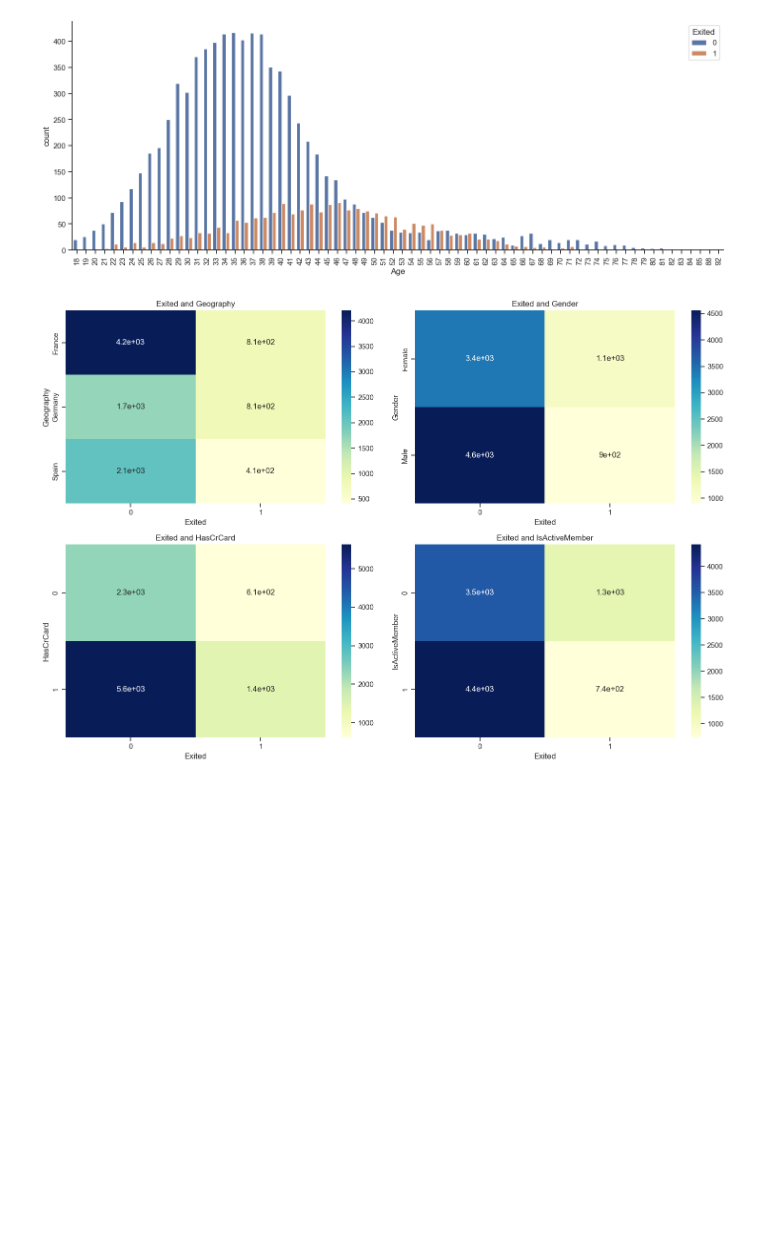
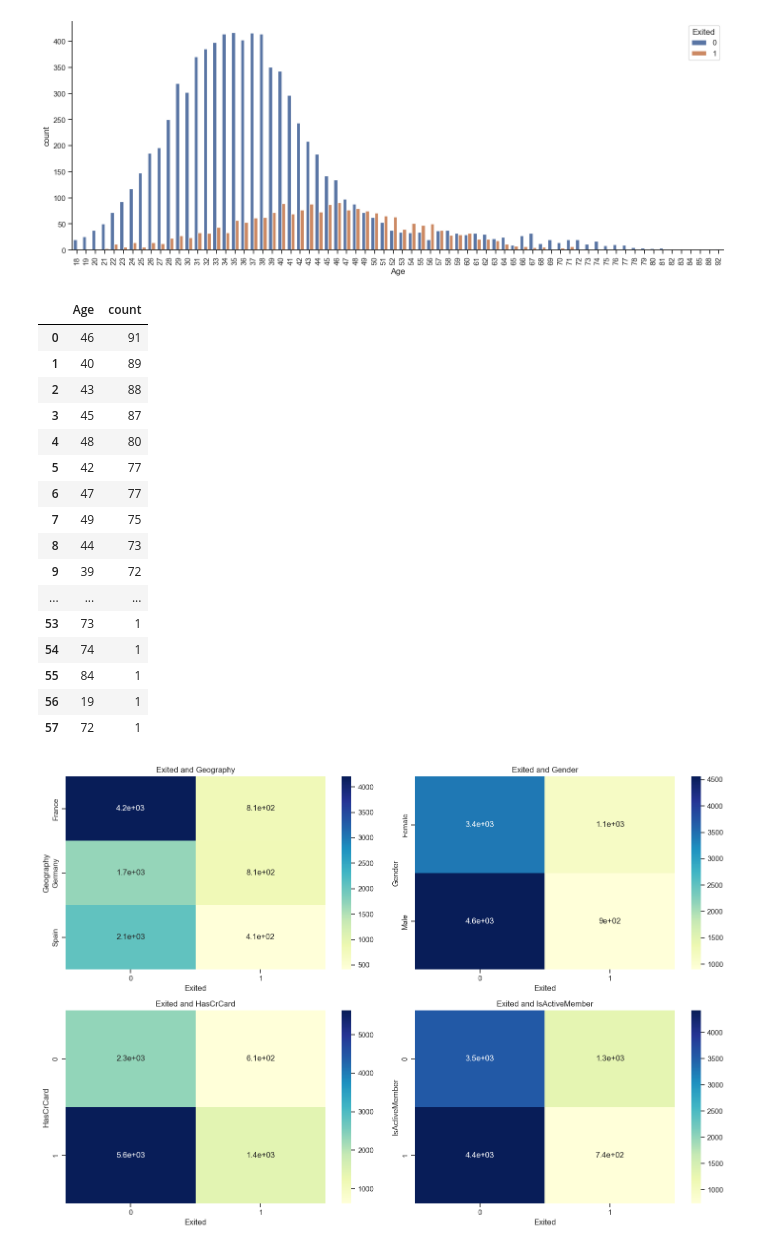
Before and after one commit to djalmarodriguess/Machine_Learning_Study, a Jupyter notebook: Bank Customer Churn Prediction.ipynb, the cells around one changed output. Cells and saved outputs as stored; diff of their text form; code cells hidden in the pictures; blank space fills up the shorter version.

```diff
--- a/Bank Customer Churn Prediction.ipynb
+++ b/Bank Customer Churn Prediction.ipynb
@@ -133,6 +134,26 @@ sns.countplot(data=df, x='Age', hue='Exited')
 plt.xticks(rotation= 90);
 # %% [output]
 [figure]
+# %%
+df[df['Exited'] == 1]['Age'].value_counts().reset_index()
+# %% [output]
+|  | Age | count |
+| 0 | 46 | 91 |
+| 1 | 40 | 89 |
+| 2 | 43 | 88 |
+| 3 | 45 | 87 |
+| 4 | 48 | 80 |
+| 5 | 42 | 77 |
+| 6 | 47 | 77 |
+| 7 | 49 | 75 |
+| 8 | 44 | 73 |
+| 9 | 39 | 72 |
+| ... | ... | ... |
+| 53 | 73 | 1 |
+| 54 | 74 | 1 |
+| 55 | 84 | 1 |
+| 56 | 19 | 1 |
+| 57 | 72 | 1 |
 # %%
 # Assuming that `df` is your DataFrame.
 columns = ['Geography', 'Gender', 'HasCrCard', 'IsActiveMember']
```
Also changed, not shown: parts of 27 cells of this notebook.
